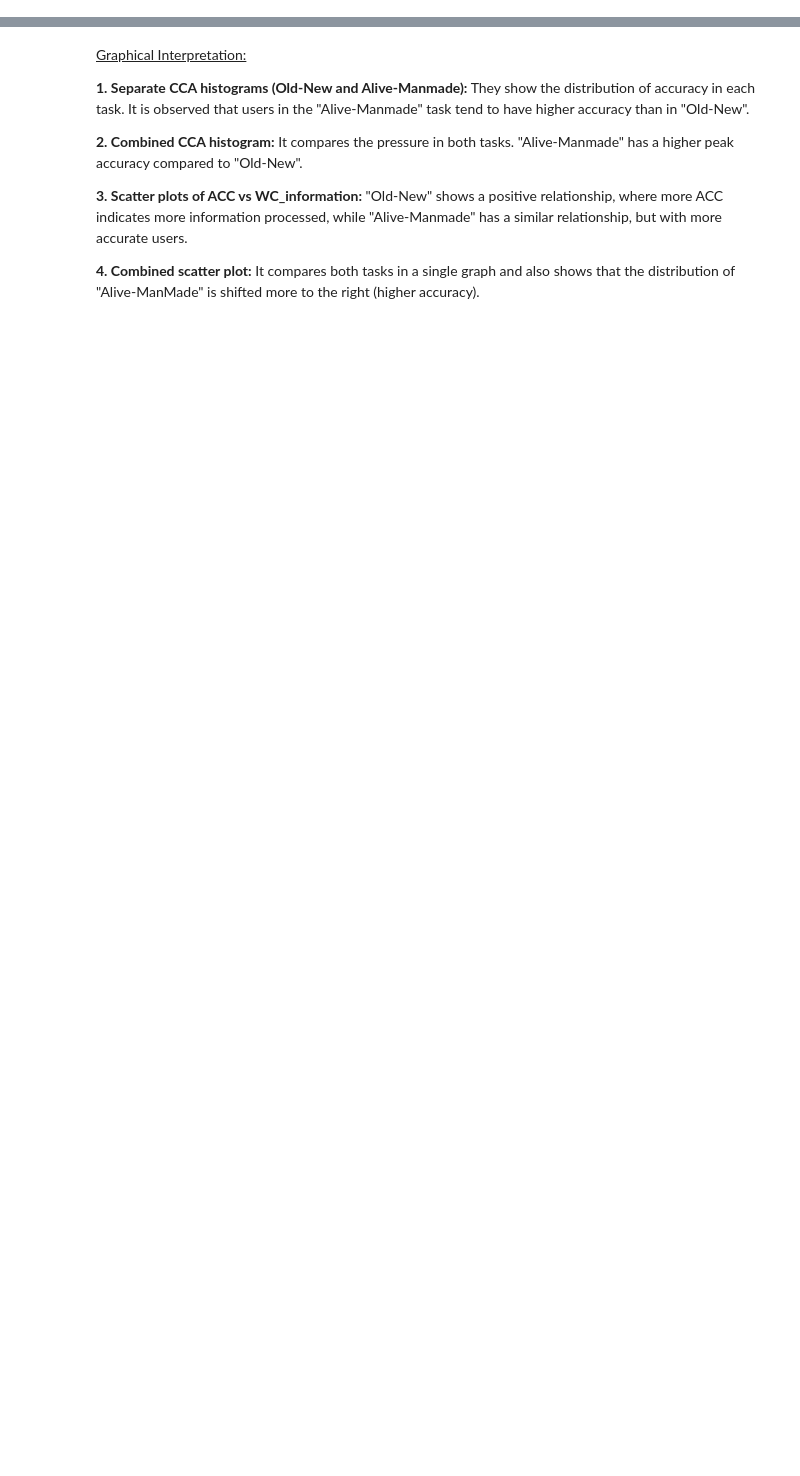
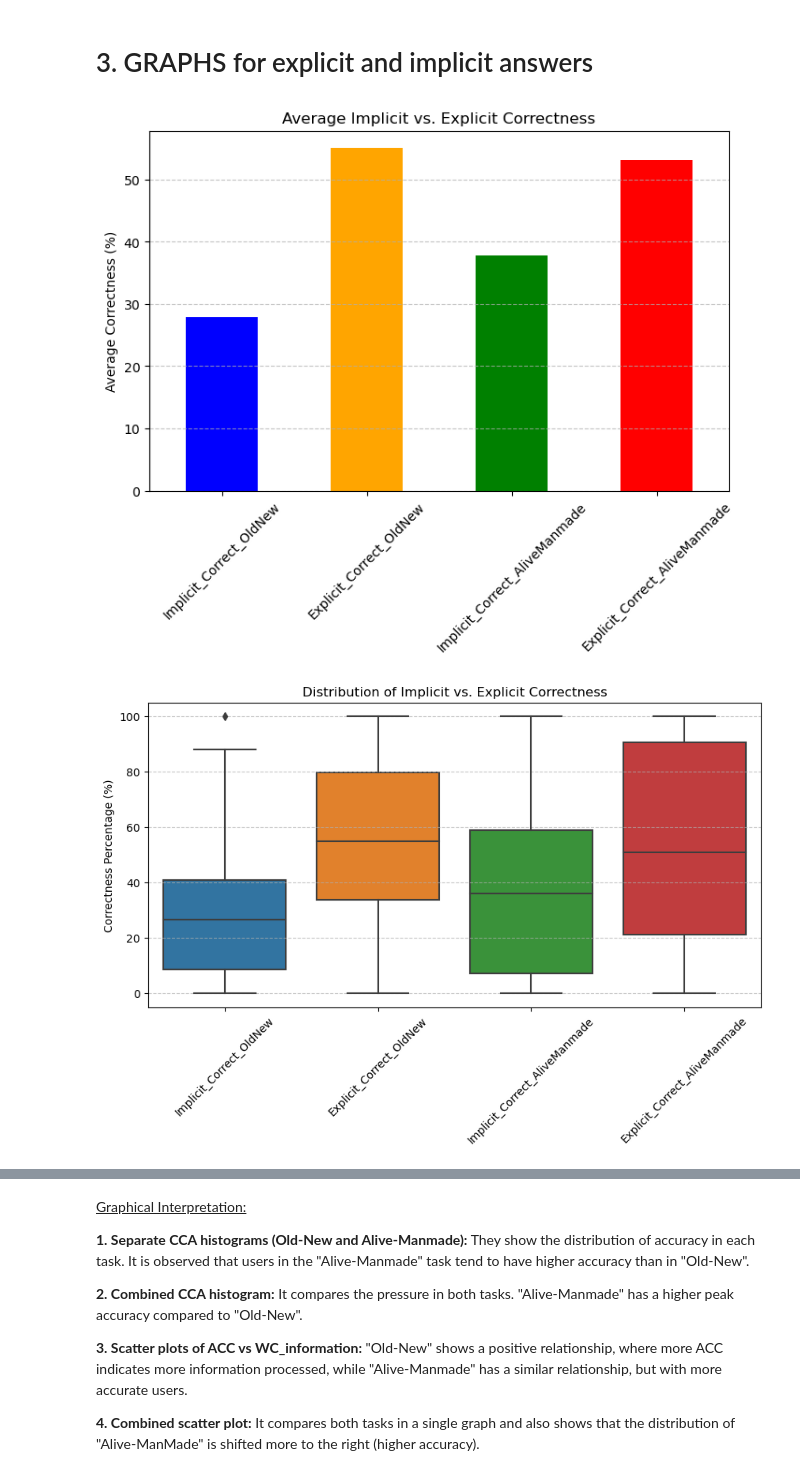
Before and after one commit to mgh99/Data_analysis, a Jupyter notebook: Shanon_WR.ipynb, the cells around one changed output, grey strips where cells are left out. Drawn from its saved outputs; the diff is of its cells as text; code cells hidden in the pictures; blank space fills up the shorter version.

```diff
--- a/Shanon_WR.ipynb
+++ b/Shanon_WR.ipynb
@@ -97,0 +180,45 @@ user_acc
+# %% [markdown]
+# 3. GRAPHS for explicit and implicit answers
+# %%
+# 1️⃣ Bar Chart: Average Implicit vs. Explicit Correctness
+df_avg = df_combined[["Implicit_Correct_OldNew", "Explicit_Correct_OldNew",
+                      "Implicit_Correct_AliveManmade", "Explicit_Correct_AliveManmade"]].mean()
+
+plt.figure(figsize=(8, 5))
+df_avg.plot(kind='bar', color=['blue', 'orange', 'green', 'red'])
+plt.ylabel("Average Correctness (%)")
+plt.title("Average Implicit vs. Explicit Correctness")
+plt.xticks(rotation=45)
+plt.grid(axis='y', linestyle='--', alpha=0.7)
+plt.show()
+
+# 2️⃣ Boxplot: Spread of Implicit vs. Explicit Performance
+plt.figure(figsize=(10, 5))
+sns.boxplot(data=df_combined[["Implicit_Correct_OldNew", "Explicit_Correct_OldNew",
+                              "Implicit_Correct_AliveManmade", "Explicit_Correct_AliveManmade"]])
+plt.title("Distribution of Implicit vs. Explicit Correctness")
+plt.ylabel("Correctness Percentage (%)")
+plt.xticks(rotation=45)
+plt.grid(axis='y', linestyle='--', alpha=0.7)
+plt.show()
+
+# 3️⃣ Scatter Plot: Implicit vs. Explicit Correctness (Old-New)
+plt.figure(figsize=(8, 6))
+sns.scatterplot(x=df_combined["Explicit_Correct_OldNew"], y=df_combined["Implicit_Correct_OldNew"], alpha=0.7)
+plt.xlabel("Explicit Correct (Old-New)")
+plt.ylabel("Implicit Correct (Old-New)")
+plt.title("Scatter Plot: Implicit vs. Explicit Correctness (Old-New)")
+plt.grid(True, linestyle='--', alpha=0.7)
+plt.show()
+
+# Scatter Plot: Implicit vs. Explicit Correctness (Alive-Manmade)
+plt.figure(figsize=(8, 6))
+sns.scatterplot(x=df_combined["Explicit_Correct_AliveManmade"], y=df_combined["Implicit_Correct_AliveManmade"], alpha=0.7)
+plt.xlabel("Explicit Correct (Alive-Manmade)")
+plt.ylabel("Implicit Correct (Alive-Manmade)")
+plt.title("Scatter Plot: Implicit vs. Explicit Correctness (Alive-Manmade)")
+plt.grid(True, linestyle='--', alpha=0.7)
+plt.show()
+# %% [output]
+[figure, added]
+[figure, added]
```
Also changed, not shown: parts of 13 cells of this notebook.
